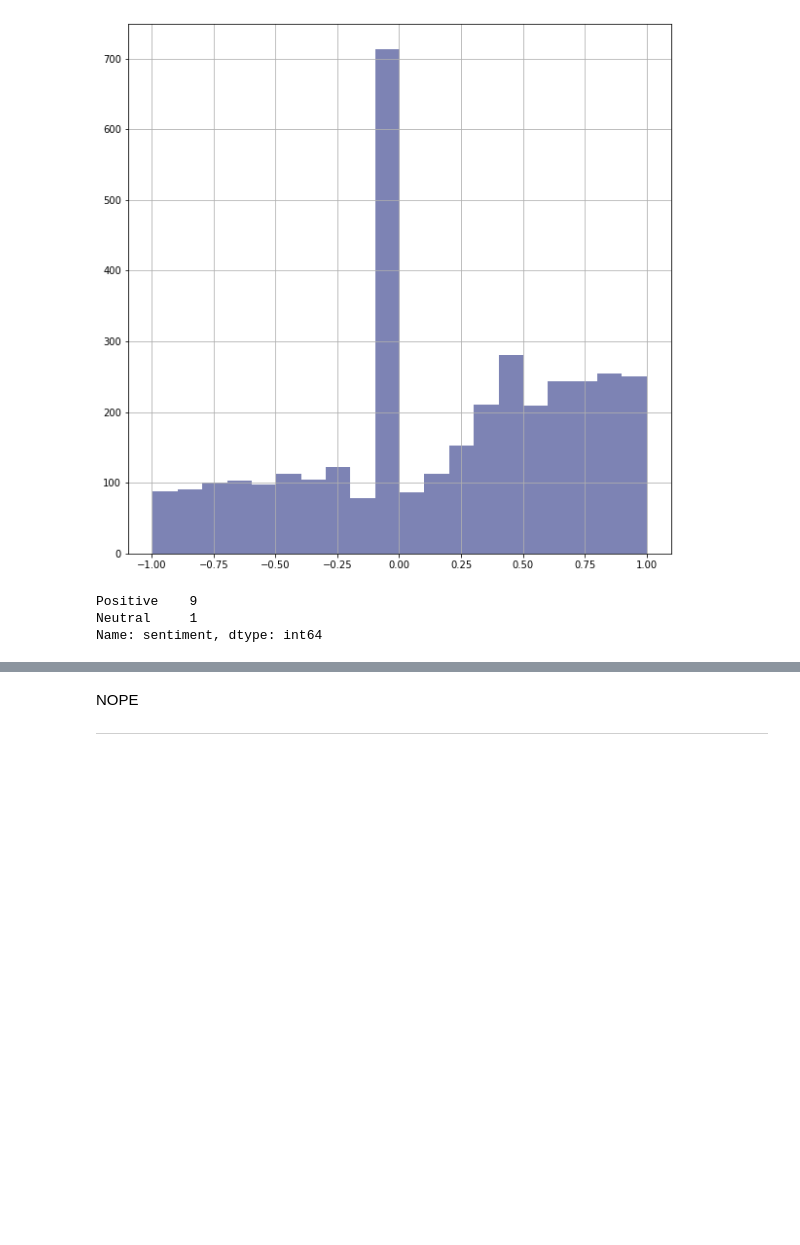
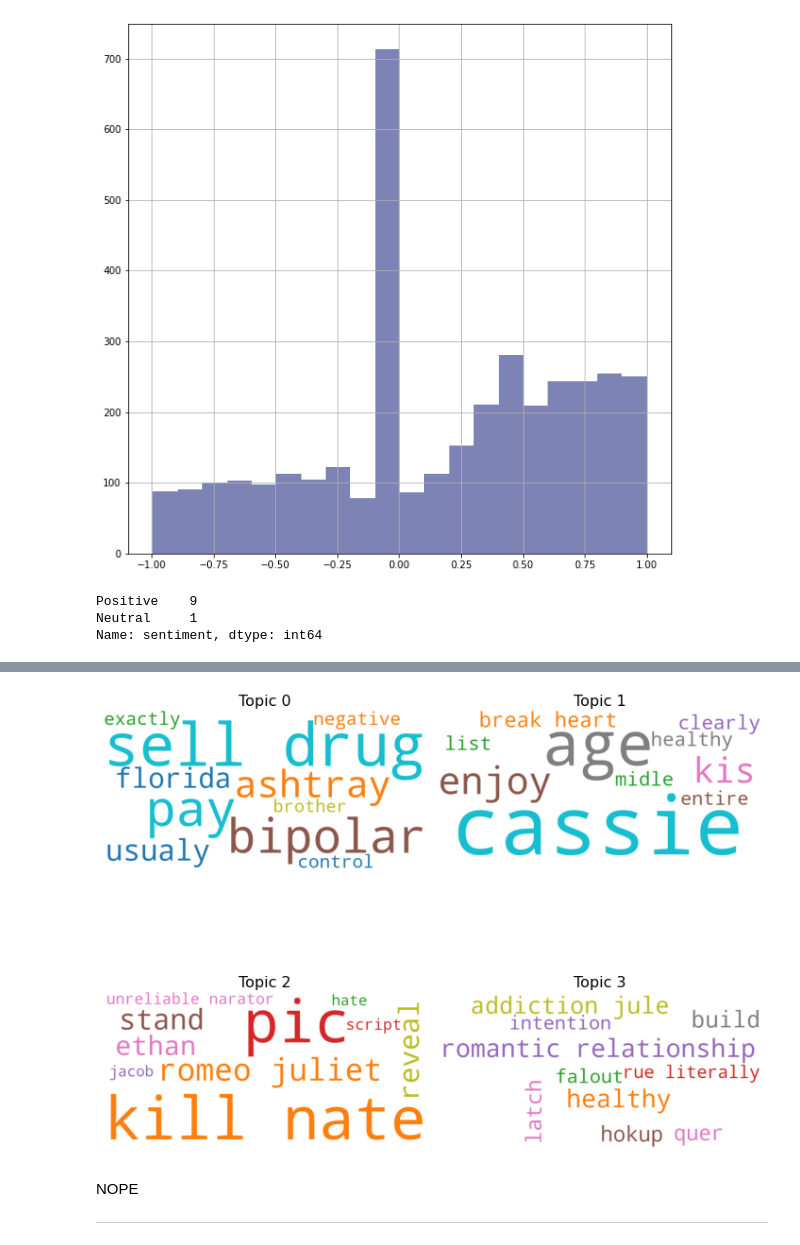
Before and after one commit to labouz/r-euphoria-tm, a Jupyter notebook: py/tm-bert_s1_take2.ipynb, the cells around one changed output, grey strips where cells are left out. Saved outputs shown, nothing was run; the diff lists cells and outputs as text; code cells hidden in the pictures; blank space fills up the shorter version.

Commit message:
modify params of bertopic and finetune ldas

```diff
--- a/py/tm-bert_s1_take2.ipynb
+++ b/py/tm-bert_s1_take2.ipynb
@@ -248,0 +286,17 @@ Name: sentiment, dtype: int64
+# %%
+# filter corpus to just posts that contain a drug
+
+drug_terms = ['drug', 'pain killers', 'weed', 'pot', 'marijuana', 'opioids', 'meth', 'xanax', 'molly', 'addiction', 'abuse', 'addict', 'adderall', 'inject', 'high']
+
+drug_posts = data_clean2[data_clean2[0].str.contains('|'.join(drug_terms))]
+# %%
+# vectorizer_model = SentenceTransformer('distilbert-base-nli-mean-tokens')
+vectorizer_model_drug = TfidfVectorizer(stop_words=stop_words, max_df=0.95, min_df=2, ngram_range=(1,2))
+
+# KMEANS
+from sklearn.cluster import KMeans
+cluster_model_drug = KMeans(n_clusters=25)
+model_drug = BERTopic(hdbscan_model=cluster_model_drug,verbose=True,diversity=1,top_n_words=10,
+                       embedding_model= "all-MiniLM-L6-v2", nr_topics=25,
+                       vectorizer_model=vectorizer_model_drug,calculate_probabilities=True)
+drug_topics, drug_probabilities = model_drug.fit_transform(list(drug_posts[0]))
@@ -249,3 +351,32 @@ Name: sentiment, dtype: int64
+# %%
+from wordcloud import WordCloud
+import matplotlib.pyplot as plt
+
+# get topics
+topics = model_drug.get_topics()
+
+# create wordclouds
+clouds = WordCloud(background_color="white", max_words=10,
+contour_width=3, contour_color='steelblue',
+colormap='tab10', width=800, height=400)
+
+fig, axes = plt.subplots(2, 2, figsize=(10,10), sharex=True, sharey=True)
+
+for i, ax in enumerate(axes.flatten()):
+    fig.add_subplot(ax)
+    topic_words = dict(topics[i])
+    cloud = clouds.generate_from_frequencies(topic_words, max_font_size=200)
+    plt.gca().imshow(cloud)
+    plt.gca().set_title('Topic ' + str(i), fontdict=dict(size=16))
+    plt.gca().axis('off')
+
+plt.subplots_adjust(wspace=0, hspace=0)
+plt.axis('off')
+plt.margins(x=0, y=0)
+plt.tight_layout()
+plt.show()
+# %% [output]
+[figure, added]
 # %% [markdown]
 NOPE
 
```
Also changed, not shown: parts of 14 cells of this notebook, 6 other files.
